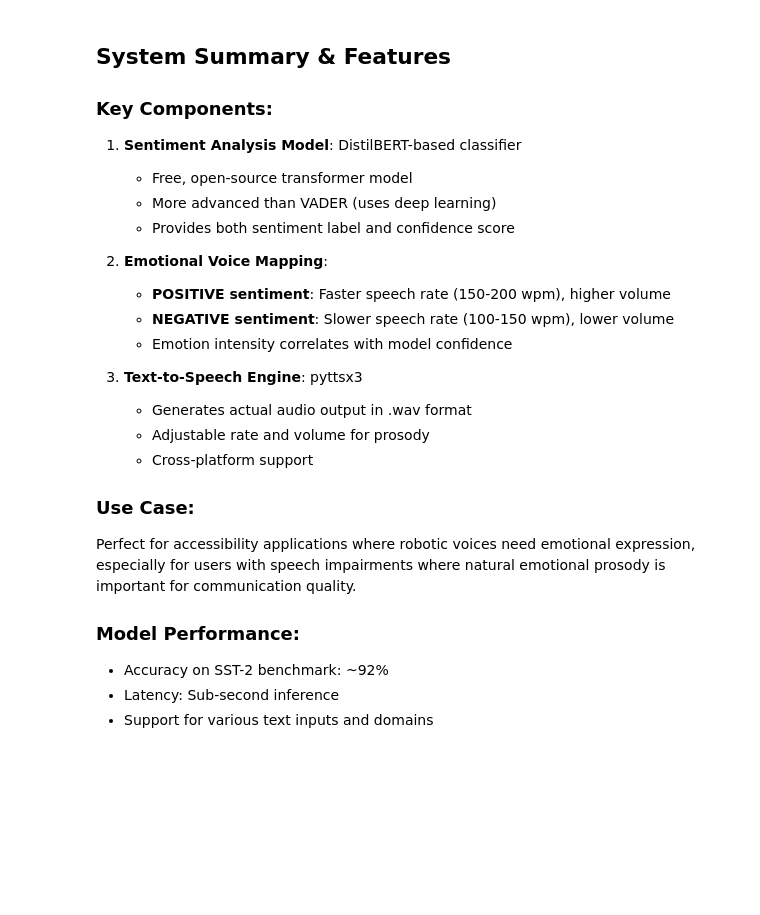
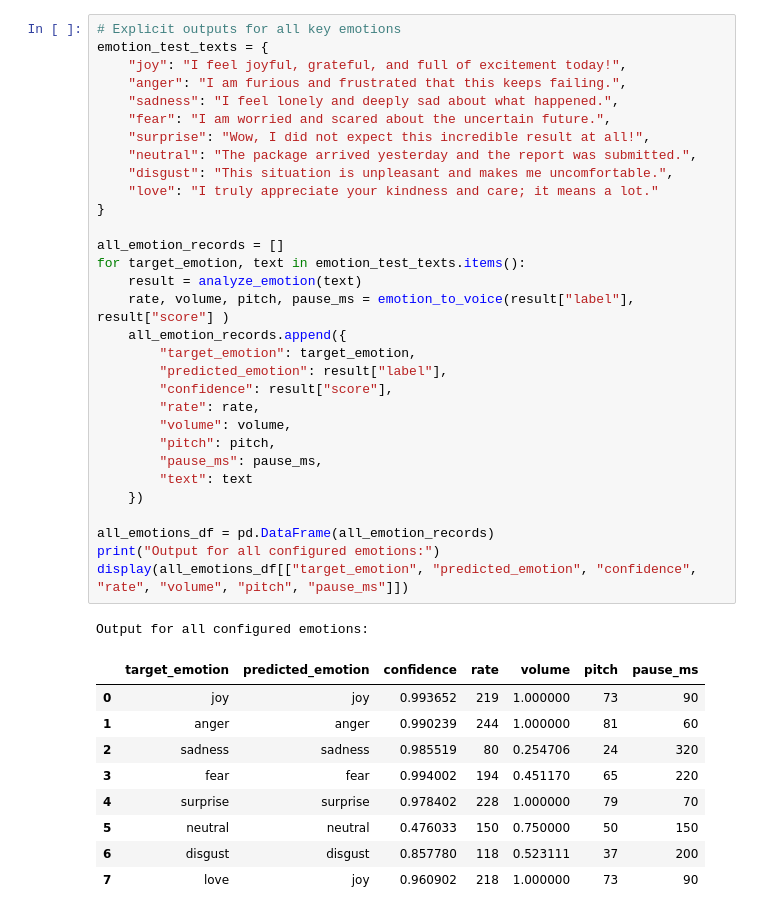
Before and after one commit to ArnavKarwa07/CCNLP, a Jupyter notebook: assignment8.ipynb, the cells around one changed output. Cells and saved outputs as stored; diff of their text form; blank space fills up the shorter version.

```diff
--- a/assignment8.ipynb
+++ b/assignment8.ipynb
@@ -234,27 +367,42 @@ Sentiment Analysis Result:
-# %% [markdown]
-## System Summary & Features
-
-### Key Components:
-
-1. **Sentiment Analysis Model**: DistilBERT-based classifier
-   - Free, open-source transformer model
-   - More advanced than VADER (uses deep learning)
-   - Provides both sentiment label and confidence score
-
-2. **Emotional Voice Mapping**:
-   - **POSITIVE sentiment**: Faster speech rate (150-200 wpm), higher volume
-   - **NEGATIVE sentiment**: Slower speech rate (100-150 wpm), lower volume
-   - Emotion intensity correlates with model confidence
-
-3. **Text-to-Speech Engine**: pyttsx3
-   - Generates actual audio output in .wav format
-   - Adjustable rate and volume for prosody
-   - Cross-platform support
-
-### Use Case:
-Perfect for accessibility applications where robotic voices need emotional expression, especially for users with speech impairments where natural emotional prosody is important for communication quality.
-
-### Model Performance:
-- Accuracy on SST-2 benchmark: ~92%
-- Latency: Sub-second inference
-- Support for various text inputs and domains
+# %%
+# Explicit outputs for all key emotions
+emotion_test_texts = {
+    "joy": "I feel joyful, grateful, and full of excitement today!",
+    "anger": "I am furious and frustrated that this keeps failing.",
+    "sadness": "I feel lonely and deeply sad about what happened.",
+    "fear": "I am worried and scared about the uncertain future.",
+    "surprise": "Wow, I did not expect this incredible result at all!",
+    "neutral": "The package arrived yesterday and the report was submitted.",
+    "disgust": "This situation is unpleasant and makes me uncomfortable.",
+    "love": "I truly appreciate your kindness and care; it means a lot."
+}
+
+all_emotion_records = []
+for target_emotion, text in emotion_test_texts.items():
+    result = analyze_emotion(text)
+    rate, volume, pitch, pause_ms = emotion_to_voice(result["label"], result["score"] )
+    all_emotion_records.append({
+        "target_emotion": target_emotion,
+        "predicted_emotion": result["label"],
+        "confidence": result["score"],
+        "rate": rate,
+        "volume": volume,
+        "pitch": pitch,
+        "pause_ms": pause_ms,
+        "text": text
+    })
+
+all_emotions_df = pd.DataFrame(all_emotion_records)
+print("Output for all configured emotions:")
+display(all_emotions_df[["target_emotion", "predicted_emotion", "confidence", "rate", "volume", "pitch", "pause_ms"]])
+# %% [output]
+Output for all configured emotions:
+|  | target_emotion | predicted_emotion | confidence | rate | volume | pitch | pause_ms |
+| 0 | joy | joy | 0.993652 | 219 | 1.000000 | 73 | 90 |
+| 1 | anger | anger | 0.990239 | 244 | 1.000000 | 81 | 60 |
+| 2 | sadness | sadness | 0.985519 | 80 | 0.254706 | 24 | 320 |
+| 3 | fear | fear | 0.994002 | 194 | 0.451170 | 65 | 220 |
+| 4 | surprise | surprise | 0.978402 | 228 | 1.000000 | 79 | 70 |
+| 5 | neutral | neutral | 0.476033 | 150 | 0.750000 | 50 | 150 |
+| 6 | disgust | disgust | 0.857780 | 118 | 0.523111 | 37 | 200 |
+| 7 | love | joy | 0.960902 | 218 | 1.000000 | 73 | 90 |
```
Also changed, not shown: parts of 13 cells of this notebook, 2 other files.
